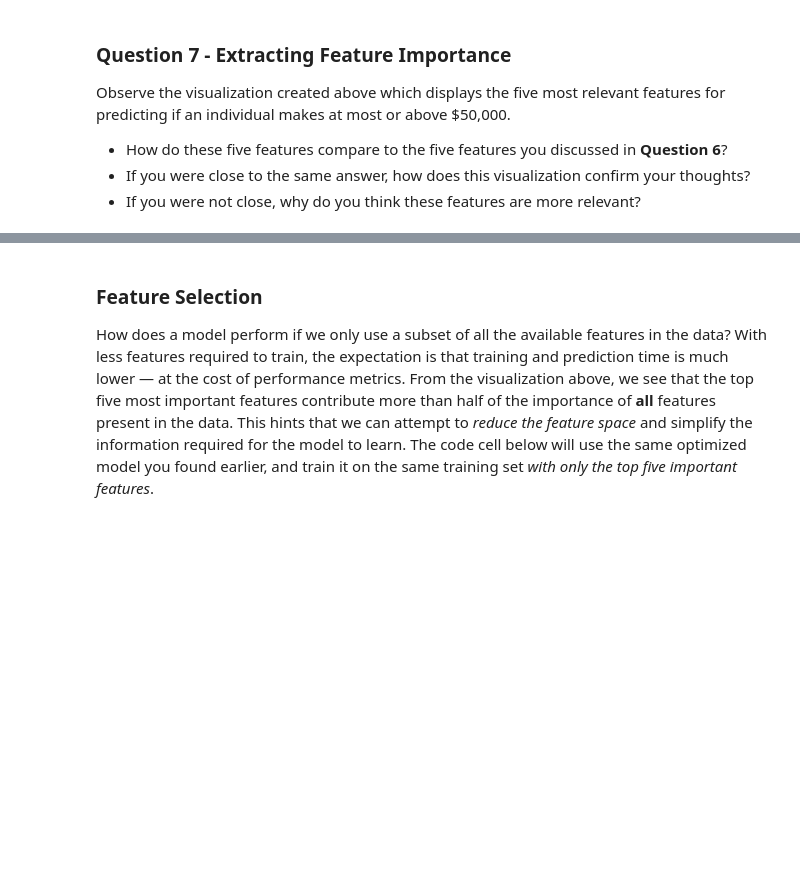
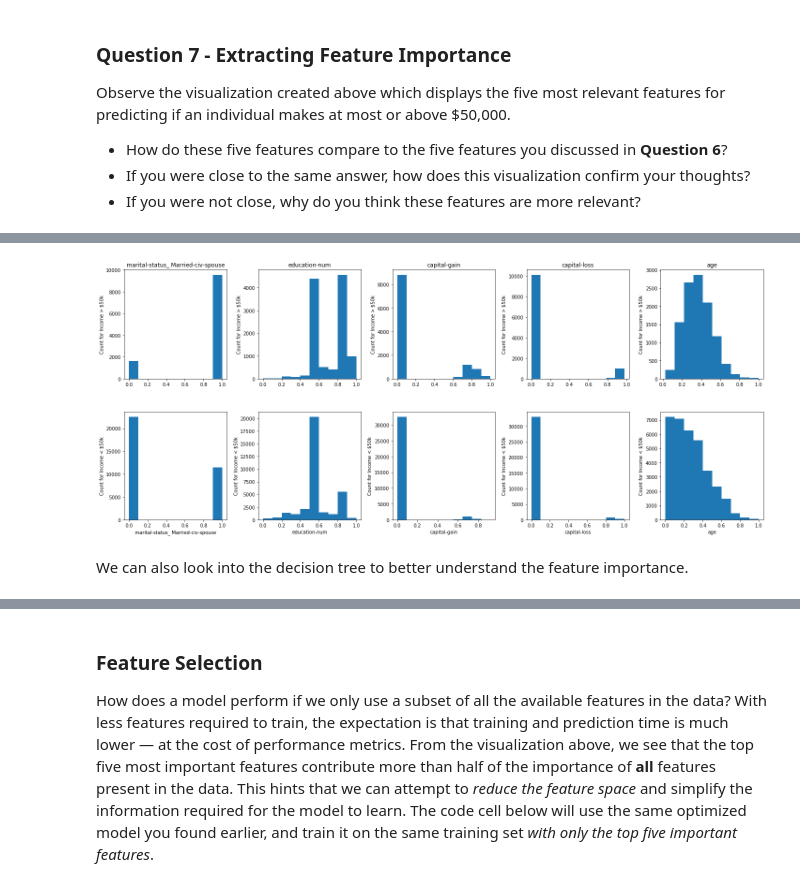
Before and after one commit to lmarkely/charity_ml, a Jupyter notebook: finding_donors.ipynb, the cells around one changed output, grey strips where cells are left out. Saved outputs shown, nothing was run; the diff lists cells and outputs as text; code cells hidden in the pictures; blank space fills up the shorter version.

```diff
--- a/finding_donors.ipynb
+++ b/finding_donors.ipynb
@@ -672,0 +698,23 @@ Observe the visualization created above which displays the five most relevant fe
+# %%
+import matplotlib.pyplot as plt
+important_features = ['marital-status_ Married-civ-spouse','education-num','capital-gain',
+ 'capital-loss','age']
+plt.figure(figsize=(20,4))
+for i, feat in enumerate(important_features):
+    plt.subplot(1,5,i+1)
+    plt.hist(features_final[income == 1][feat])
+    plt.title(feat)
+    plt.ylabel('Count for Income > $50k')
+    plt.tight_layout()
+plt.figure(figsize=(20,4))
+for i, feat in enumerate(important_features):
+    plt.subplot(1,5,i+1)
+    plt.hist(features_final[income == 0][feat])
+    plt.xlabel(feat)
+    plt.ylabel('Count for Income < $50k')
+    plt.tight_layout()
+# %% [output]
+[figure, added]
+[figure, added]
+# %% [markdown]
+We can also look into the decision tree to better understand the feature importance.
```
Also changed, not shown: parts of 8 cells of this notebook.
